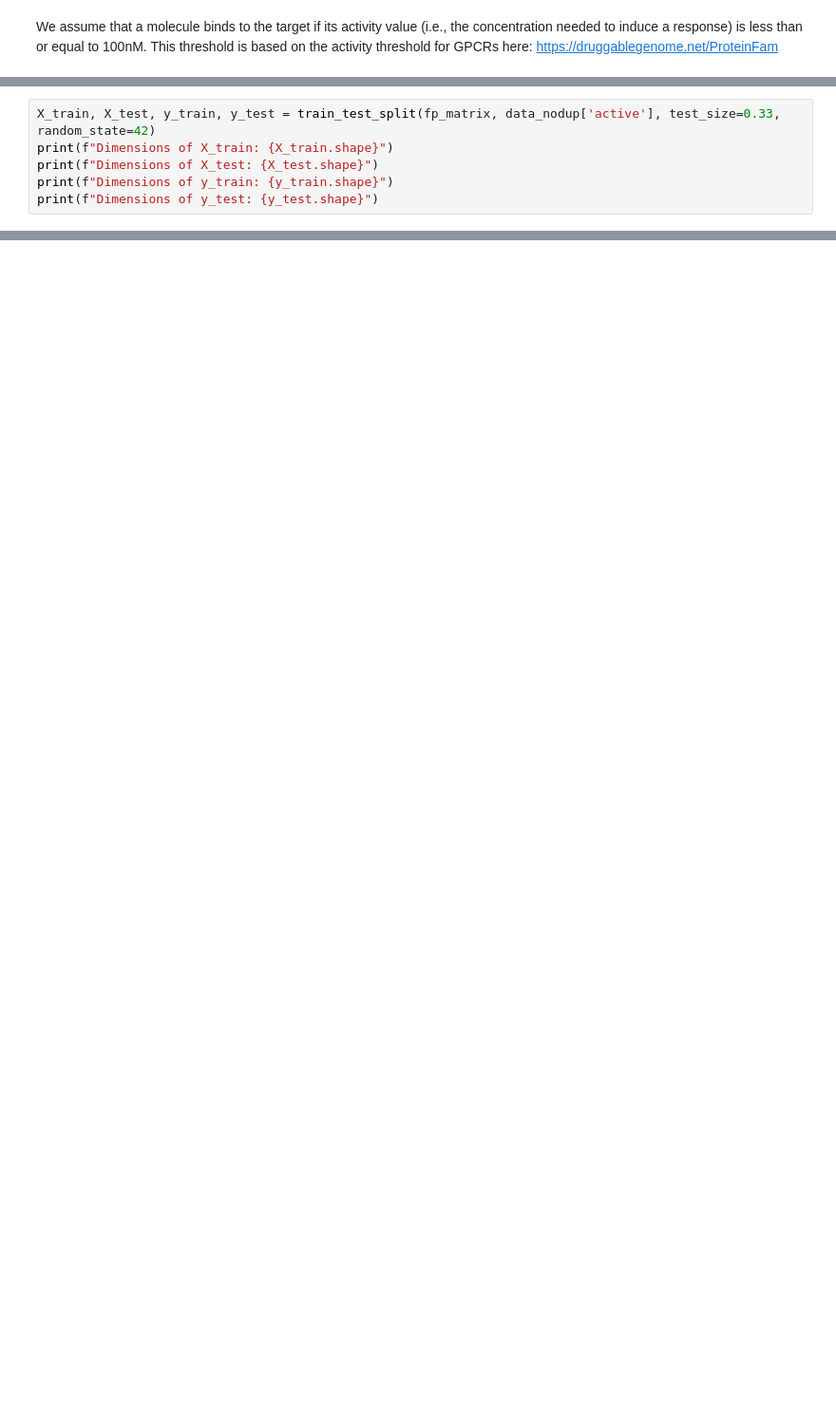
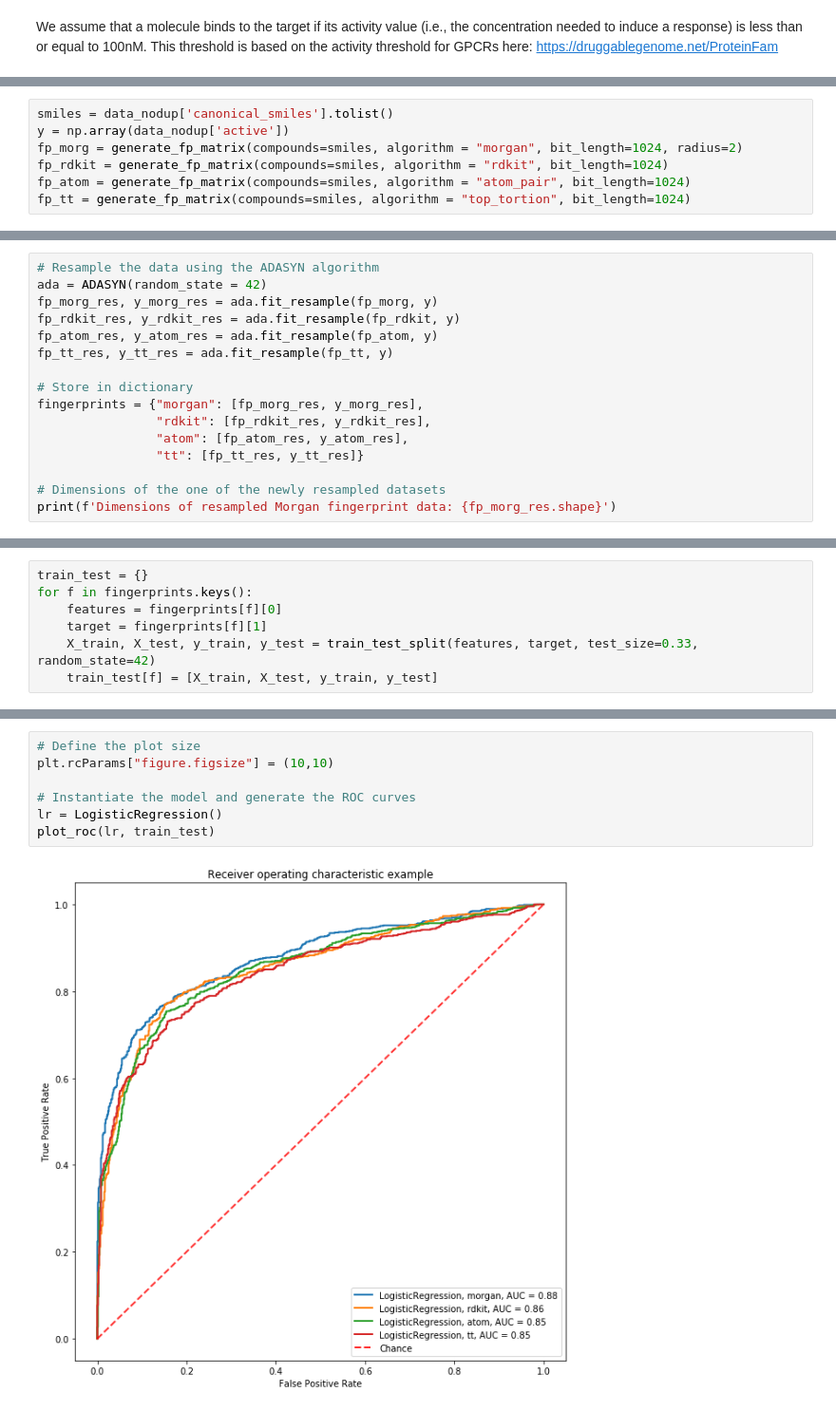
Before and after one commit to mtrivedi50/binding_clf, a Jupyter notebook: Notebooks/Predicting drug-target binding.ipynb, the cells around one changed output, grey strips where cells are left out. Shown at 95% size. Cells and saved outputs as stored; diff of their text form; blank space fills up the shorter version.

```diff
--- a/Notebooks/Predicting drug-target binding.ipynb
+++ b/Notebooks/Predicting drug-target binding.ipynb
@@ -343,6 +343,7 @@ fp_matrix = generate_fingerprint_matrix(smiles, 2, 1024)
-# %%
-X_train, X_test, y_train, y_test = train_test_split(fp_matrix, data_nodup['active'], test_size=0.33, random_state=42)
-print(f"Dimensions of X_train: {X_train.shape}")
-print(f"Dimensions of X_test: {X_test.shape}")
-print(f"Dimensions of y_train: {y_train.shape}")
-print(f"Dimensions of y_test: {y_test.shape}")
+# %%
+smiles = data_nodup['canonical_smiles'].tolist()
+y = np.array(data_nodup['active'])
+fp_morg = generate_fp_matrix(compounds=smiles, algorithm = "morgan", bit_length=1024, radius=2)
+fp_rdkit = generate_fp_matrix(compounds=smiles, algorithm = "rdkit", bit_length=1024)
+fp_atom = generate_fp_matrix(compounds=smiles, algorithm = "atom_pair", bit_length=1024)
+fp_tt = generate_fp_matrix(compounds=smiles, algorithm = "top_tortion", bit_length=1024)
@@ -348,0 +361,16 @@ print(f"Dimensions of y_test: {y_test.shape}")
+# %%
+# Resample the data using the ADASYN algorithm
+ada = ADASYN(random_state = 42)
+fp_morg_res, y_morg_res = ada.fit_resample(fp_morg, y)
+fp_rdkit_res, y_rdkit_res = ada.fit_resample(fp_rdkit, y)
+fp_atom_res, y_atom_res = ada.fit_resample(fp_atom, y)
+fp_tt_res, y_tt_res = ada.fit_resample(fp_tt, y)
+
+# Store in dictionary
+fingerprints = {"morgan": [fp_morg_res, y_morg_res],
+                "rdkit": [fp_rdkit_res, y_rdkit_res],
+                "atom": [fp_atom_res, y_atom_res],
+                "tt": [fp_tt_res, y_tt_res]}
+
+# Dimensions of the one of the newly resampled datasets
+print(f'Dimensions of resampled Morgan fingerprint data: {fp_morg_res.shape}')
@@ -348,0 +383,7 @@ print(f"Dimensions of y_test: {y_test.shape}")
+# %%
+train_test = {}
+for f in fingerprints.keys():
+    features = fingerprints[f][0]
+    target = fingerprints[f][1]
+    X_train, X_test, y_train, y_test = train_test_split(features, target, test_size=0.33, random_state=42)
+    train_test[f] = [X_train, X_test, y_train, y_test]
@@ -348,0 +479,9 @@ print(f"Dimensions of y_test: {y_test.shape}")
+# %%
+# Define the plot size
+plt.rcParams["figure.figsize"] = (10,10)
+
+# Instantiate the model and generate the ROC curves
+lr = LogisticRegression()
+plot_roc(lr, train_test)
+# %% [output]
+[figure, added]
```
Also changed, not shown: parts of 33 cells of this notebook, 2 other files.
